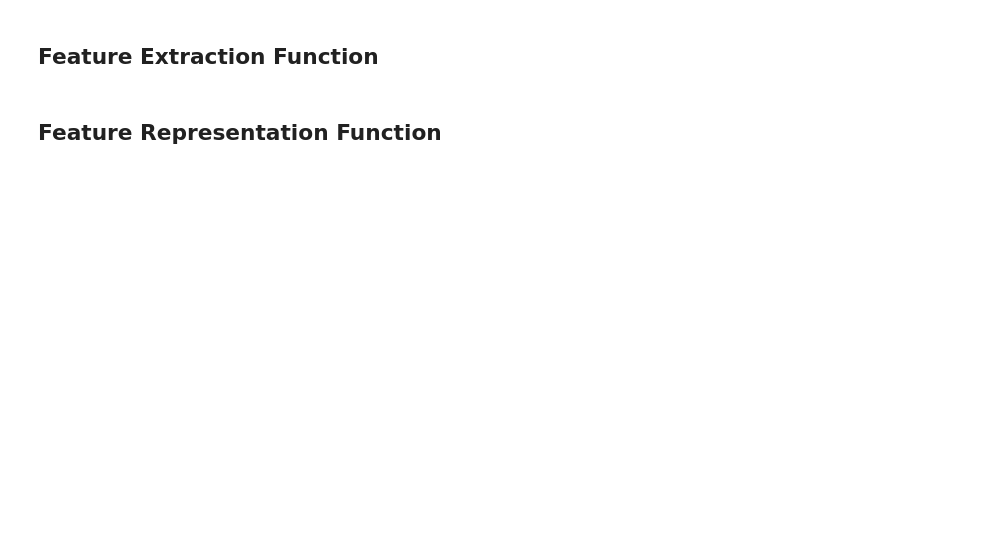
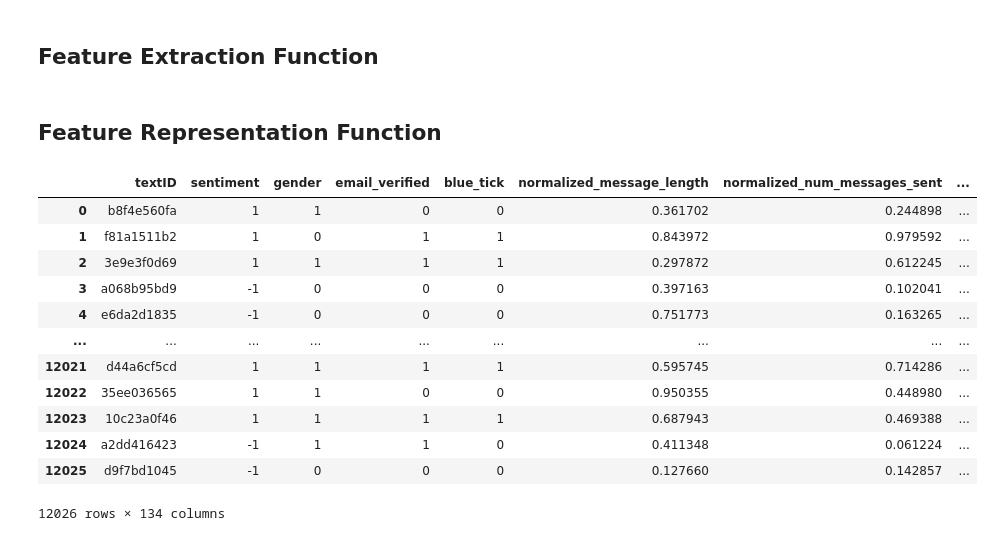
Before and after one commit to tamaryosefhay/Mechine-Learning, a Jupyter notebook: partB.ipynb, the cells around one changed output. Drawn from its saved outputs; the diff is of its cells as text; code cells hidden in the pictures; blank space fills up the shorter version.

Commit message:
feature extraction functions

```diff
--- a/partB.ipynb
+++ b/partB.ipynb
@@ -137,6 +175,7 @@ import numpy as np
 import re
 from datetime import datetime
 from sklearn.feature_extraction.text import CountVectorizer
+
 
 def extract_features(df):
     # 1. Create a new column based on the length of messages
@@ -167,6 +206,7 @@ def extract_features(df):
             return match.group(1)
         else:
             return 'Unknown'
+
     df['email_domain_ending'] = df['email'].apply(extract_email_domain_ending)
     email_domain_ending_counts = df['email_domain_ending'].value_counts()
 
@@ -190,18 +230,20 @@ def extract_features(df):
             return average_time_difference
         else:
             return None
+
     df['average_time_difference'] = df['previous_messages_dates'].apply(calculate_average_time_difference)
 
     return df, new_columns_df, df_output
-#
-# # Assuming 'df' is your DataFrame
-# df, new_columns_df, df_output = extract_features(df)
+
+
+test_df, new_columns_test, df_test_output = extract_features(preprocess_test)
 # %% [markdown]
 ## Feature Representation Function
 # %%
 from sklearn.preprocessing import MinMaxScaler
 
-def feature_representation(df, X_ngrams, ngram_vectorizer):
+
+def feature_representation(df, new_columns_df, df_output):
     # Normalize the values by dividing each column by its maximum value
     columns_to_normalize = ['message_length', 'num_messages_sent', 'follower_count', 'following_count', 'seniority']
     for column in columns_to_normalize:
@@ -212,36 +254,54 @@ def feature_representation(df, X_ngrams, ngram_vectorizer):
     email_domain_ending_onehot = pd.get_dummies(df['email_domain_ending'], prefix='email_ending')
     embedded_content_onehot = pd.get_dummies(df['embedded_content'], prefix='embedded_content')
     platform_onehot = pd.get_dummies(df['platform'], prefix='platform')
     message_time_category_onehot = pd.get_dummies(df['message_time_category'], prefix='message_time')
-
-    df = pd.concat([df, email_domain_ending_onehot, embedded_content_onehot, platform_onehot, message_time_category_onehot], axis=1)
+    df = pd.concat(
+        [df, email_domain_ending_onehot, embedded_content_onehot, platform_onehot, message_time_category_onehot],
+        axis=1)
     df.drop(['email_domain_ending', 'embedded_content', 'platform', 'message_time_category'], axis=1, inplace=True)
 
-    # Convert one hot coding to binary values
+    # Convert one-hot coding to binary values
     bool_to_binary = {True: 1, False: 0}
     df['email_verified'] = df['email_verified'].map(bool_to_binary)
     df['blue_tick'] = df['blue_tick'].map(bool_to_binary)
-
     for column in df.columns:
         if df[column].dtype == bool:
             df[column] = df[column].astype(int)
 
     gender_to_binary = {'F': 1, 'M': 0}
     df['gender'] = df['gender'].map(gender_to_binary)
 
     # Normalization for the n-gram features
     scaler = MinMaxScaler()
-    X_ngrams_normalized = scaler.fit_transform(X_ngrams)
-    df_normalized = pd.DataFrame(X_ngrams_normalized, columns=ngram_vectorizer.get_feature_names_out())
+    X_ngrams_normalized = scaler.fit_transform(df_output)
+    df_normalized = pd.DataFrame(X_ngrams_normalized, columns=df_output.columns)
     df = pd.concat([df.reset_index(drop=True), df_normalized], axis=1)
 
     # Arrange data again
     sentiment_mapping = {'positive': 1, 'negative': -1}
     df['sentiment'] = df['sentiment'].map(sentiment_mapping)
     df = df.drop(columns=['text', 'previous_messages_dates', 'message_date',
                           'email', 'date_of_new_follower', 'date_of_new_follow',
                           'account_creation_date', 'message_length', 'num_messages_sent',
                           'follower_count', 'following_count',
                           'seniority', 'clean_text', 'average_time_difference'])
 
     return df
+
+
+feature_representation_test = feature_representation(test_df, new_columns_test, df_test_output)
+feature_representation_test
+# %% [output]
+|  | textID | sentiment | gender | email_verified | blue_tick | normalized_message_length | normalized_num_messages_sent | ... |
+| 0 | b8f4e560fa | 1 | 1 | 0 | 0 | 0.361702 | 0.244898 | ... |
+| 1 | f81a1511b2 | 1 | 0 | 1 | 1 | 0.843972 | 0.979592 | ... |
+| 2 | 3e9e3f0d69 | 1 | 1 | 1 | 1 | 0.297872 | 0.612245 | ... |
+| 3 | a068b95bd9 | -1 | 0 | 0 | 0 | 0.397163 | 0.102041 | ... |
+| 4 | e6da2d1835 | -1 | 0 | 0 | 0 | 0.751773 | 0.163265 | ... |
+| ... | ... | ... | ... | ... | ... | ... | ... | ... |
+| 12021 | d44a6cf5cd | 1 | 1 | 1 | 1 | 0.595745 | 0.714286 | ... |
+| 12022 | 35ee036565 | 1 | 1 | 0 | 0 | 0.950355 | 0.448980 | ... |
+| 12023 | 10c23a0f46 | 1 | 1 | 1 | 1 | 0.687943 | 0.469388 | ... |
+| 12024 | a2dd416423 | -1 | 1 | 1 | 0 | 0.411348 | 0.061224 | ... |
+| 12025 | d9f7bd1045 | -1 | 0 | 0 | 0 | 0.127660 | 0.142857 | ... |
+12026 rows × 134 columns
```
Also changed, not shown: parts of 10 cells of this notebook, 1 other file.
